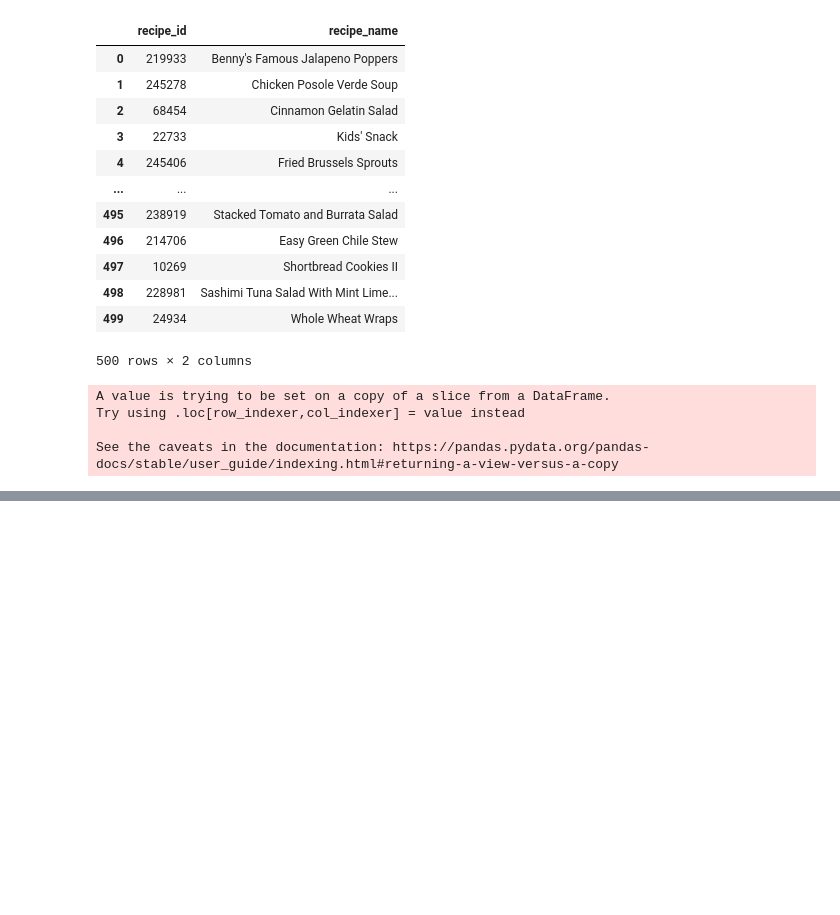
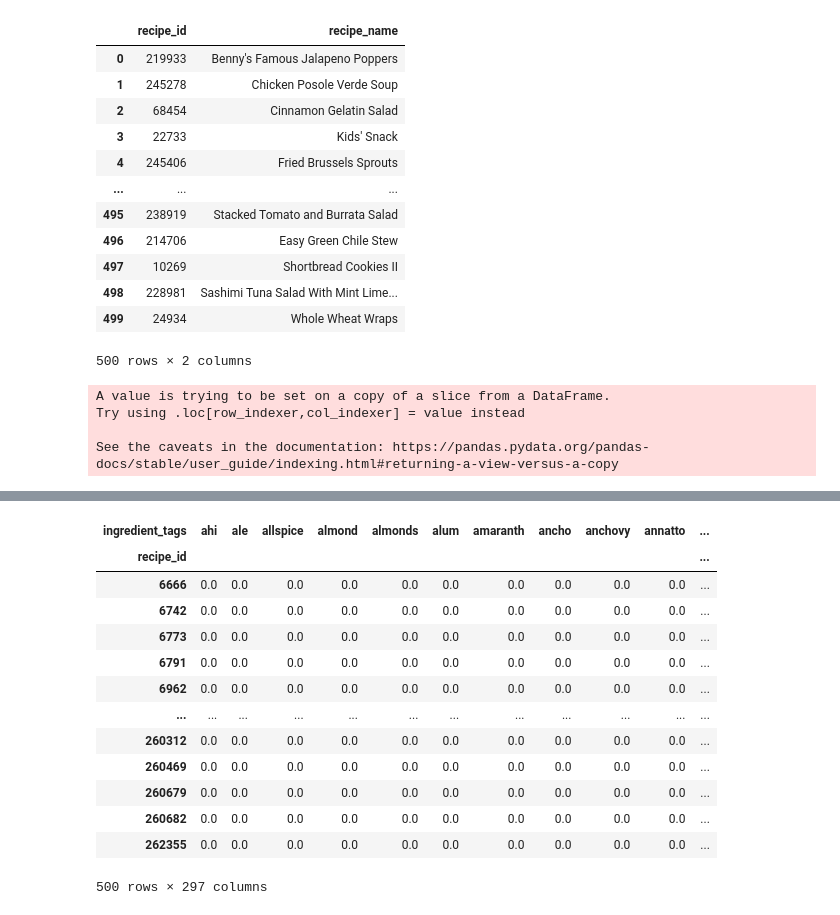
Before and after one commit to IRS-PM-2021-01-16-IS03PT-GRP-What2Eat/What2Eat, a Jupyter notebook: datasets/Ingredient Columns.ipynb, the cells around one changed output, grey strips where cells are left out. Drawn from its saved outputs; the diff is of its cells as text; code cells hidden in the pictures; blank space fills up the shorter version.

```diff
--- a/datasets/Ingredient Columns.ipynb
+++ b/datasets/Ingredient Columns.ipynb
@@ -448,0 +423,23 @@ recipe_tag_clean.to_csv('recipe_ingredient_tag.csv')
+# %%
+df_count = recipe_tag_clean[['recipe_id','ingredient_tags']]
+# %%
+df_pivot = df_count.pivot_table(index="recipe_id",columns='ingredient_tags', values="recipe_id",aggfunc=lambda x: x.count())
+# %%
+df_pivot = df_pivot.drop(columns='-')
+# %%
+df_pivot
+# %% [output]
+| ingredient_tags | ahi | ale | allspice | almond | almonds | alum | amaranth | ancho | anchovy | annatto | ... |
+| recipe_id |  |  |  |  |  |  |  |  |  |  | ... |
+| 6666 | 0.0 | 0.0 | 0.0 | 0.0 | 0.0 | 0.0 | 0.0 | 0.0 | 0.0 | 0.0 | ... |
+| 6742 | 0.0 | 0.0 | 0.0 | 0.0 | 0.0 | 0.0 | 0.0 | 0.0 | 0.0 | 0.0 | ... |
+| 6773 | 0.0 | 0.0 | 0.0 | 0.0 | 0.0 | 0.0 | 0.0 | 0.0 | 0.0 | 0.0 | ... |
+| 6791 | 0.0 | 0.0 | 0.0 | 0.0 | 0.0 | 0.0 | 0.0 | 0.0 | 0.0 | 0.0 | ... |
+| 6962 | 0.0 | 0.0 | 0.0 | 0.0 | 0.0 | 0.0 | 0.0 | 0.0 | 0.0 | 0.0 | ... |
+| ... | ... | ... | ... | ... | ... | ... | ... | ... | ... | ... | ... |
+| 260312 | 0.0 | 0.0 | 0.0 | 0.0 | 0.0 | 0.0 | 0.0 | 0.0 | 0.0 | 0.0 | ... |
+| 260469 | 0.0 | 0.0 | 0.0 | 0.0 | 0.0 | 0.0 | 0.0 | 0.0 | 0.0 | 0.0 | ... |
+| 260679 | 0.0 | 0.0 | 0.0 | 0.0 | 0.0 | 0.0 | 0.0 | 0.0 | 0.0 | 0.0 | ... |
+| 260682 | 0.0 | 0.0 | 0.0 | 0.0 | 0.0 | 0.0 | 0.0 | 0.0 | 0.0 | 0.0 | ... |
+| 262355 | 0.0 | 0.0 | 0.0 | 0.0 | 0.0 | 0.0 | 0.0 | 0.0 | 0.0 | 0.0 | ... |
+500 rows × 297 columns
```
Also changed, not shown: parts of 13 cells of this notebook, 5 other files.
